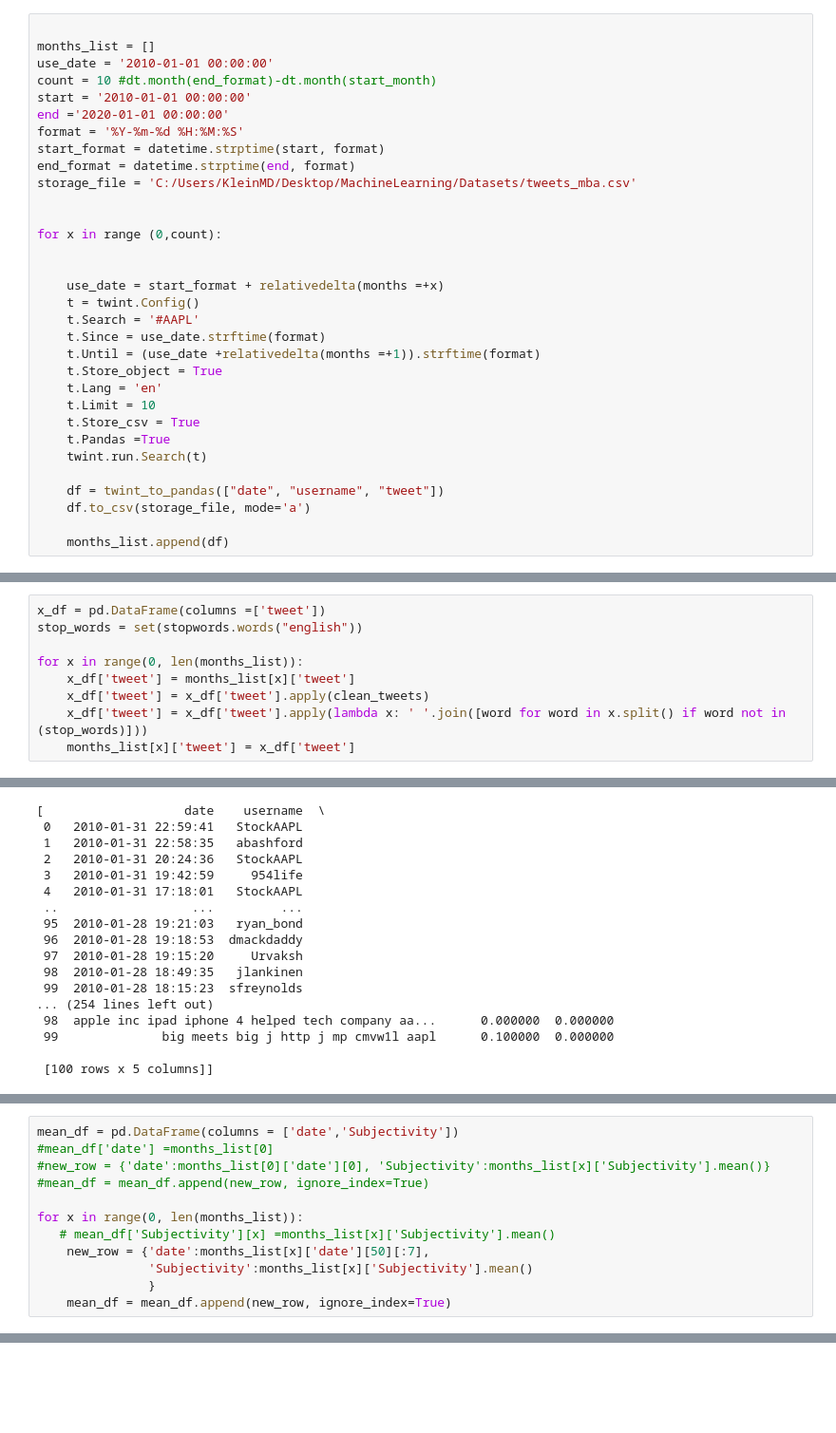
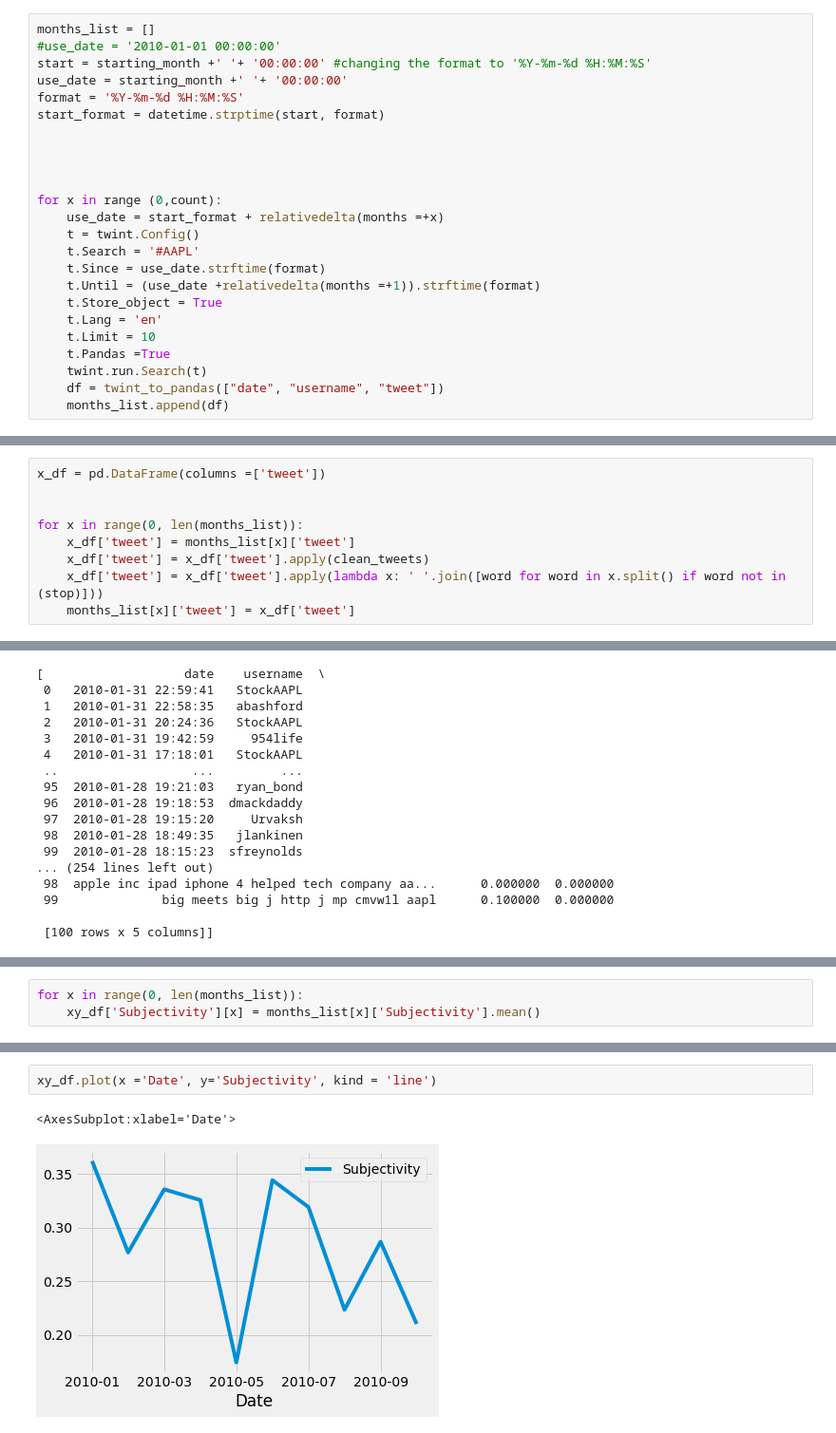
Before and after one commit to marcel1710/TwitterBot, a Jupyter notebook: TextMining_MBA.ipynb, the cells around one changed output, grey strips where cells are left out. Shown: that part at 95% size. Cells and saved outputs as stored; diff of their text form; blank space fills up the shorter version.

```diff
--- a/TextMining_MBA.ipynb
+++ b/TextMining_MBA.ipynb
@@ -132,19 +142,15 @@ def getAnalysis(score):
 # %%
-
 months_list = []
-use_date = '2010-01-01 00:00:00'
-count = 10 #dt.month(end_format)-dt.month(start_month)
-start = '2010-01-01 00:00:00'
-end ='2020-01-01 00:00:00'
+#use_date = '2010-01-01 00:00:00'
+start = starting_month +' '+ '00:00:00' #changing the format to '%Y-%m-%d %H:%M:%S'
+use_date = starting_month +' '+ '00:00:00'
 format = '%Y-%m-%d %H:%M:%S'
 start_format = datetime.strptime(start, format)
-end_format = datetime.strptime(end, format)
-storage_file = 'C:/Users/KleinMD/Desktop/MachineLearning/Datasets/tweets_mba.csv'
+
+
 
 
 for x in range (0,count):
-
-
     use_date = start_format + relativedelta(months =+x)
     t = twint.Config()
     t.Search = '#AAPL'
@@ -153,13 +159,9 @@ for x in range (0,count):
     t.Store_object = True
     t.Lang = 'en'
     t.Limit = 10
-    t.Store_csv = True
     t.Pandas =True
     twint.run.Search(t)
-
     df = twint_to_pandas(["date", "username", "tweet"])
-    df.to_csv(storage_file, mode='a')
-
     months_list.append(df)
 # %% [output]
 8467667935 2010-01-31 22:59:41 +0100 <StockAAPL> @LuckyRobJ I'm thinking of hiding sensors to track #Apple Store visitors and automating my #AAPL stock purchases accordingly.: @LuckyR...
@@ -202,11 +184,11 @@ months_list
 # %%
 x_df = pd.DataFrame(columns =['tweet'])
-stop_words = set(stopwords.words("english"))
+
 
 for x in range(0, len(months_list)):
     x_df['tweet'] = months_list[x]['tweet']
     x_df['tweet'] = x_df['tweet'].apply(clean_tweets)
-    x_df['tweet'] = x_df['tweet'].apply(lambda x: ' '.join([word for word in x.split() if word not in (stop_words)]))
+    x_df['tweet'] = x_df['tweet'].apply(lambda x: ' '.join([word for word in x.split() if word not in (stop)]))
     months_list[x]['tweet'] = x_df['tweet']
 # %% [output]
 A value is trying to be set on a copy of a slice from a DataFrame.
@@ -255,12 +232,0 @@ print(months_list[0]['date'][0])
-# %%
-mean_df = pd.DataFrame(columns = ['date','Subjectivity'])
-#mean_df['date'] =months_list[0]
-#new_row = {'date':months_list[0]['date'][0], 'Subjectivity':months_list[x]['Subjectivity'].mean()}
-#mean_df = mean_df.append(new_row, ignore_index=True)
-
-for x in range(0, len(months_list)):
-   # mean_df['Subjectivity'][x] =months_list[x]['Subjectivity'].mean()
-    new_row = {'date':months_list[x]['date'][50][:7],
-               'Subjectivity':months_list[x]['Subjectivity'].mean()
-               }
-    mean_df = mean_df.append(new_row, ignore_index=True)
@@ -282,0 +233,3 @@ Name: Subjectivity, dtype: float64
+# %%
+for x in range(0, len(months_list)):
+    xy_df['Subjectivity'][x] = months_list[x]['Subjectivity'].mean()
@@ -282,0 +254,5 @@ Name: Subjectivity, dtype: float64
+# %%
+xy_df.plot(x ='Date', y='Subjectivity', kind = 'line')
+# %% [output]
+<AxesSubplot:xlabel='Date'>
+[figure, added]
```
Also changed, not shown: parts of 16 cells of this notebook.
